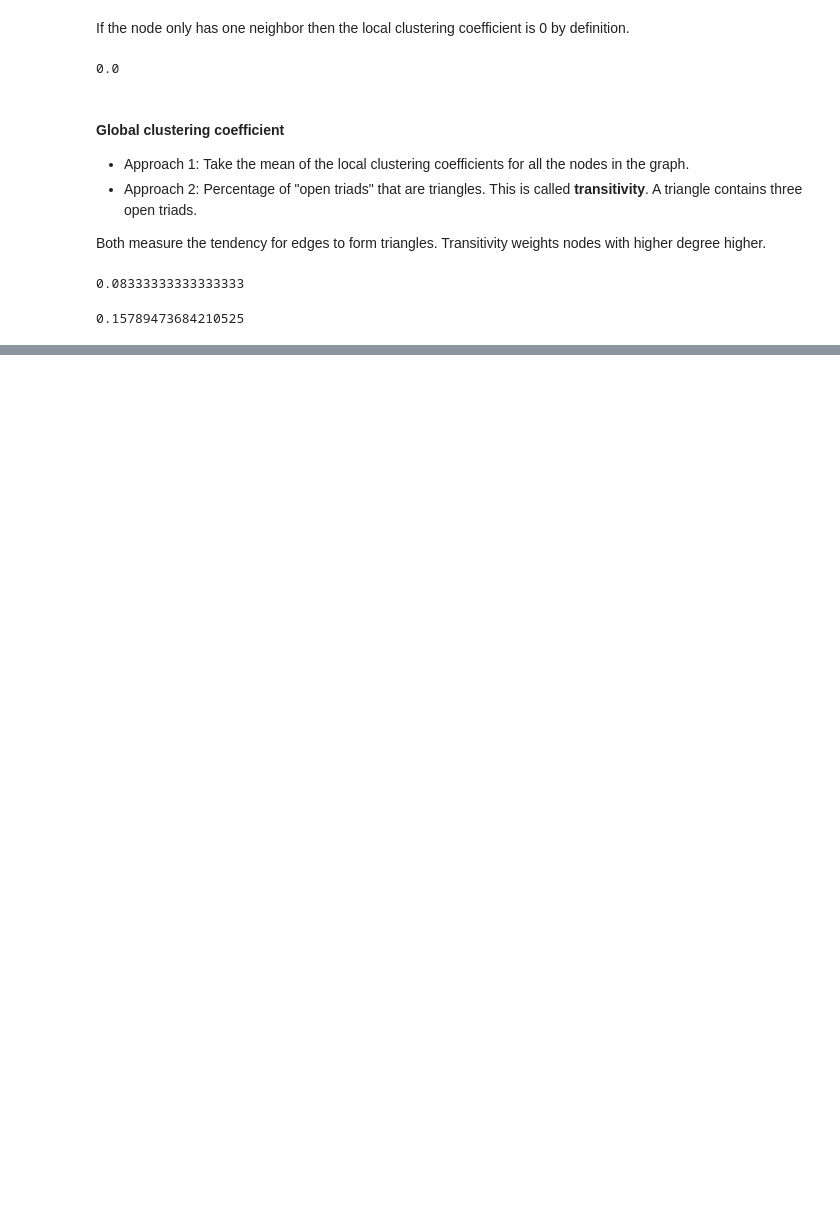
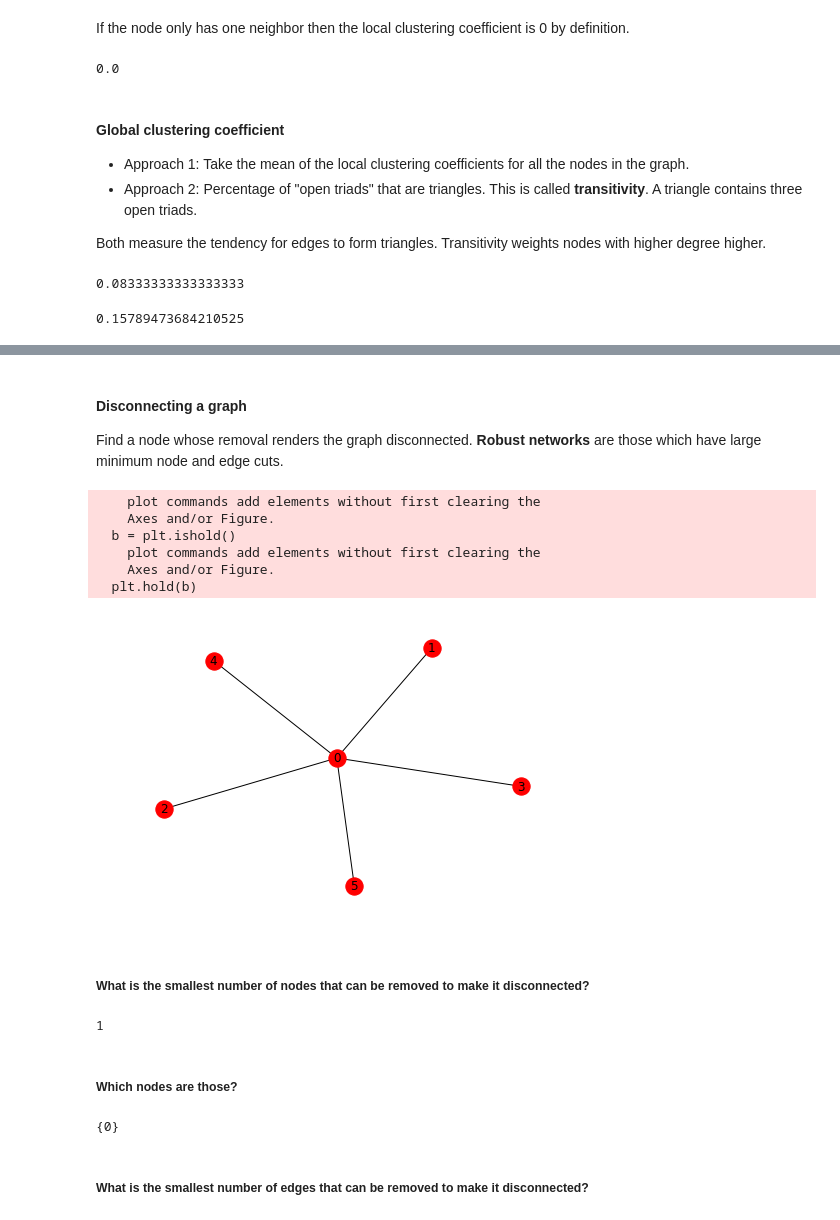
Before and after one commit to mujahed85/data-science-and-machine-learning-in-python, a Jupyter notebook: networkx/networkx.ipynb, the cells around one changed output, grey strips where cells are left out. Cells and saved outputs as stored; diff of their text form; code cells hidden in the pictures; blank space fills up the shorter version.

```diff
--- a/networkx/networkx.ipynb
+++ b/networkx/networkx.ipynb
@@ -350,0 +448,30 @@ nx.transitivity(G4) # approach 2: transitivity
+# %% [markdown]
+#### Disconnecting a graph
+
+Find a node whose removal renders the graph disconnected. **Robust networks** are those which have large minimum node and edge cuts.
+# %%
+G_un = nx.Graph()
+G_un.add_edges_from([(1,0), (2,0), (3,0), (4,0), (5,0)])
+nx.draw(G_un, with_labels = True)
+# %% [output]
+    plot commands add elements without first clearing the
+    Axes and/or Figure.
+  b = plt.ishold()
+    plot commands add elements without first clearing the
+    Axes and/or Figure.
+  plt.hold(b)
+[figure, added]
+# %% [markdown]
+##### What is the smallest number of nodes that can be removed to make it disconnected?
+# %%
+nx.node_connectivity(G_un)
+# %% [output]
+1
+# %% [markdown]
+##### Which nodes are those?
+# %%
+nx.minimum_node_cut(G_un)
+# %% [output]
+{0}
+# %% [markdown]
+##### What is the smallest number of edges that can be removed to make it disconnected?
```
Also changed, not shown: parts of 25 cells of this notebook.
